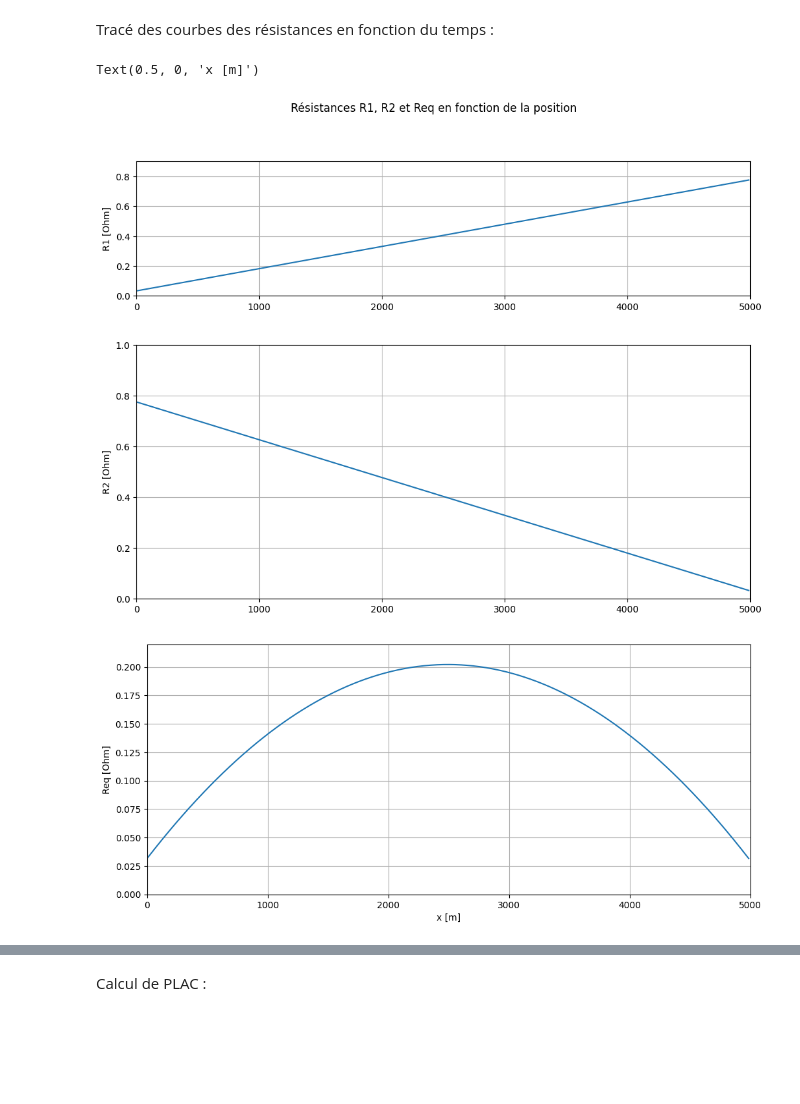
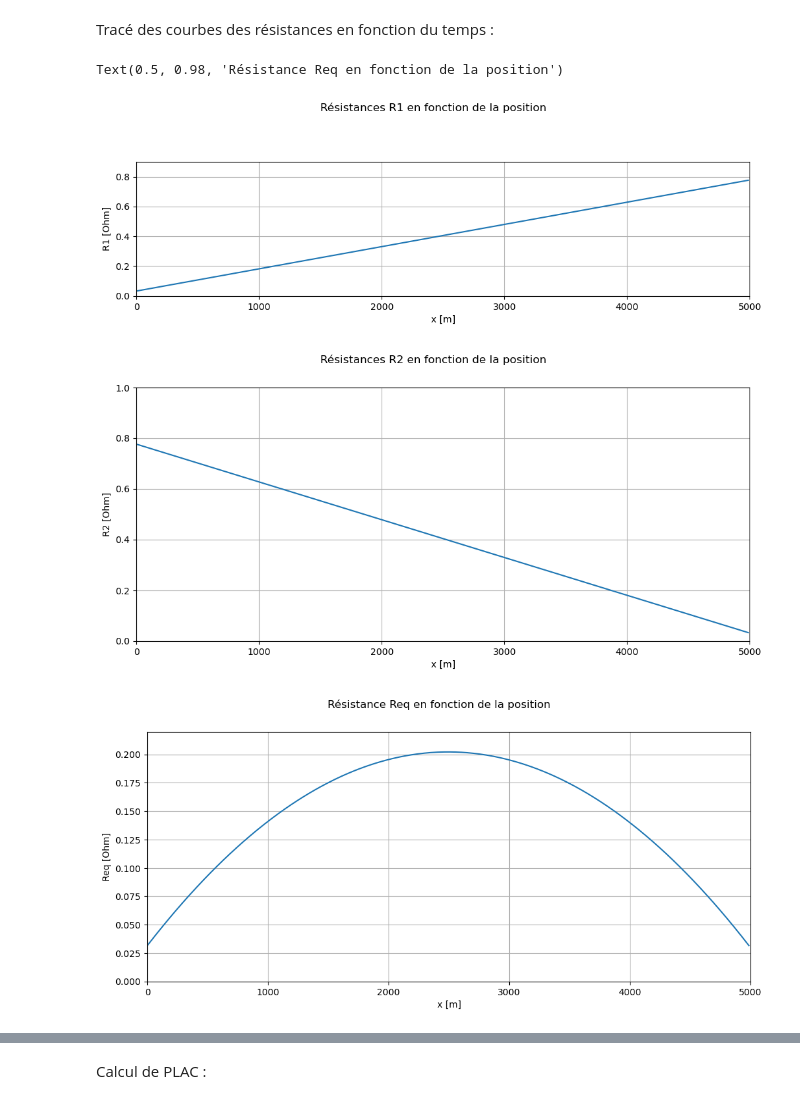
Before and after one commit to xingvxing/xingvxing, a Jupyter notebook: TP4_Partie1.ipynb, the cells around one changed output, grey strips where cells are left out. Saved outputs shown, nothing was run; the diff lists cells and outputs as text; code cells hidden in the pictures; blank space fills up the shorter version.

```diff
--- a/TP4_Partie1.ipynb
+++ b/TP4_Partie1.ipynb
@@ -262,31 +236,35 @@ Tracé des courbes des résistances en fonction du temps :
 # %%
 plt.figure(1,figsize = (12,9))
 plt.subplot(3,1,1)
 plt.plot(X, R1)
 plt.grid()
 plt.xlim([0,5000])
 plt.ylim([0,0.9])
+plt.xlabel("x [m]")
 plt.ylabel("R1 [Ohm]")
-plt.suptitle("Résistances R1, R2 et Req en fonction de la position")
+plt.suptitle("Résistances R1 en fonction de la position")
 
 plt.figure(2,figsize = (12,5))
 plt.plot(X, R2)
 plt.grid()
 plt.xlim([0,5000])
 plt.ylim([0,1])
+plt.xlabel("x [m]")
 plt.ylabel("R2 [Ohm]")
+plt.suptitle("Résistances R2 en fonction de la position")
 
 plt.figure(3,figsize = (12,5))
 plt.plot(X, Req)
 plt.grid()
 plt.xlim([0,5000])
 plt.ylim([0, 0.22])
+plt.xlabel("x [m]")
 plt.ylabel("Req [Ohm]")
-plt.xlabel("x [m]")
+plt.suptitle("Résistance Req en fonction de la position")
 # %% [output]
-Text(0.5, 0, 'x [m]')
+Text(0.5, 0.98, 'Résistance Req en fonction de la position')
-[figure, old version]
+[figure, new version]
-[figure, old version]
+[figure, new version]
-[figure, old version]
+[figure, new version]
 # %% [markdown]
 **Commentaire :**
```
Also changed, not shown: parts of 13 cells of this notebook.
